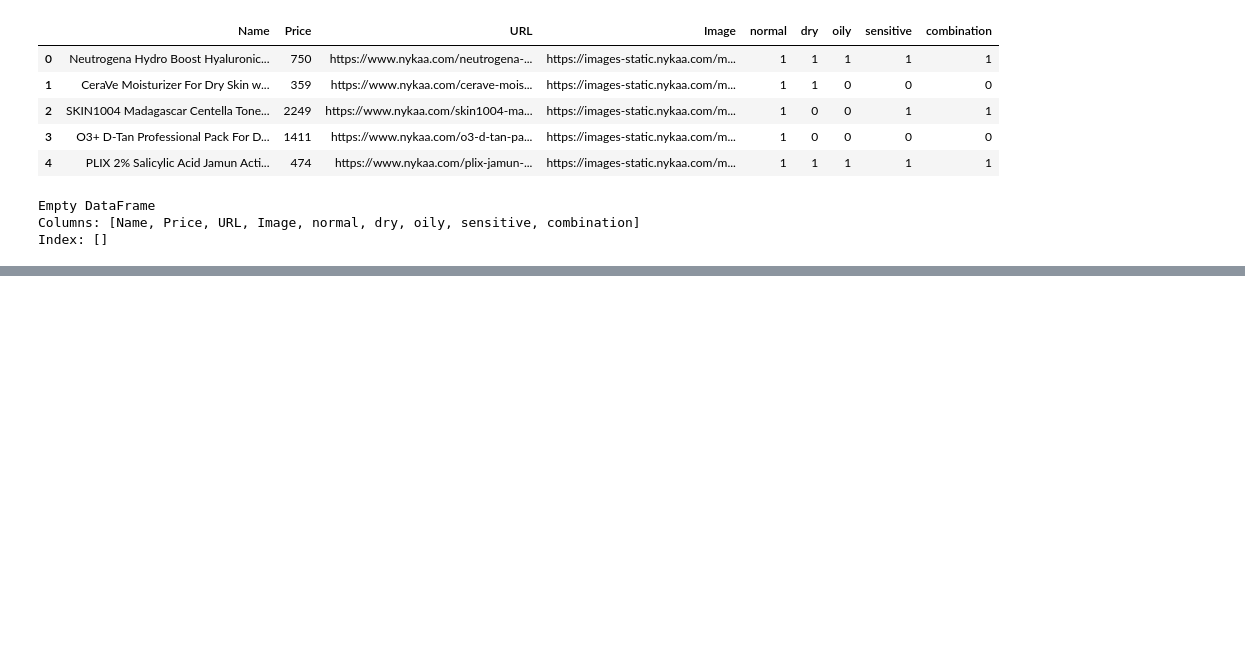
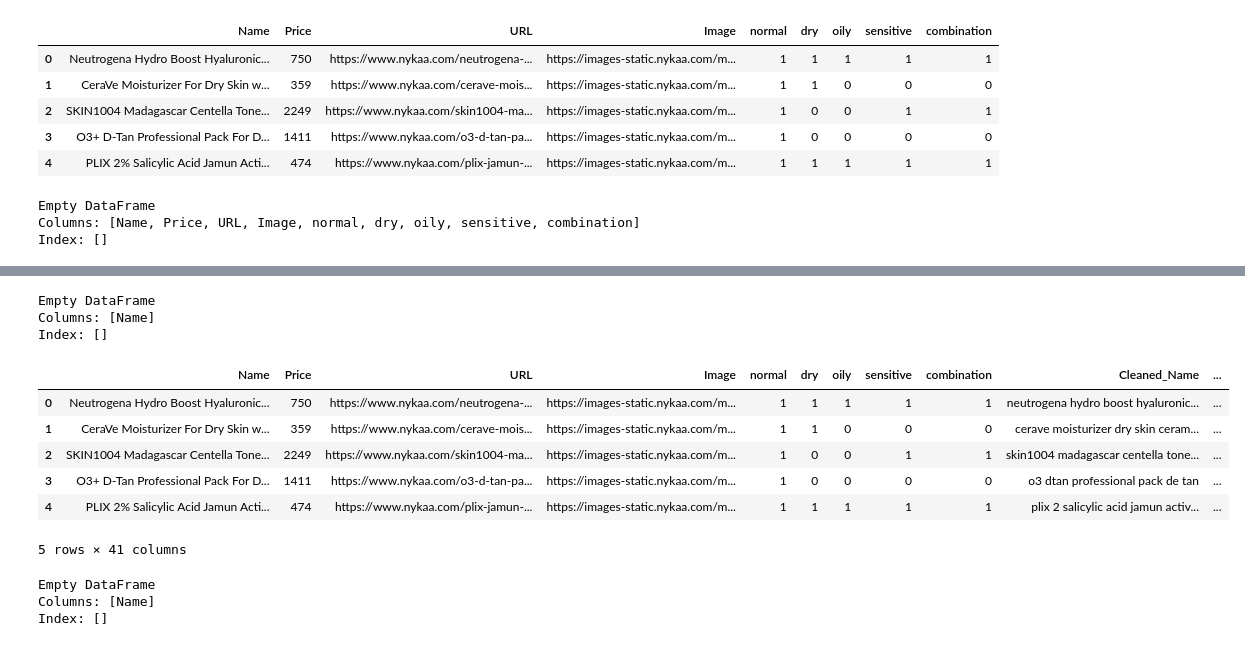
Before and after one commit to aarushigupta22/skincare_rec_system, a Jupyter notebook: nykaa_data_collection.ipynb, the cells around one changed output, grey strips where cells are left out. Drawn from its saved outputs; the diff is of its cells as text; code cells hidden in the pictures; blank space fills up the shorter version.

Commit message:
added missing pictures

```diff
--- a/nykaa_data_collection.ipynb
+++ b/nykaa_data_collection.ipynb
@@ -248,0 +307,7 @@ df.to_csv(csv_filename, index=False)
+# %%
+missing_products = df2[df2["Image"] == "N/A"][["Name"]]
+print(missing_products)
+# %% [output]
+Empty DataFrame
+Columns: [Name]
+Index: []
@@ -248,0 +323,18 @@ df.to_csv(csv_filename, index=False)
+# %%
+df3 = pd.read_csv("processed_nykaa_products.csv")
+df3.head()
+# %% [output]
+|  | Name | Price | URL | Image | normal | dry | oily | sensitive | combination | Cleaned_Name | ... |
+| 0 | Neutrogena Hydro Boost Hyaluronic... | 750 | https://www.nykaa.com/neutrogena-... | https://images-static.nykaa.com/m... | 1 | 1 | 1 | 1 | 1 | neutrogena hydro boost hyaluronic... | ... |
+| 1 | CeraVe Moisturizer For Dry Skin w... | 359 | https://www.nykaa.com/cerave-mois... | https://images-static.nykaa.com/m... | 1 | 1 | 0 | 0 | 0 | cerave moisturizer dry skin ceram... | ... |
+| 2 | SKIN1004 Madagascar Centella Tone... | 2249 | https://www.nykaa.com/skin1004-ma... | https://images-static.nykaa.com/m... | 1 | 0 | 0 | 1 | 1 | skin1004 madagascar centella tone... | ... |
+| 3 | O3+ D-Tan Professional Pack For D... | 1411 | https://www.nykaa.com/o3-d-tan-pa... | https://images-static.nykaa.com/m... | 1 | 0 | 0 | 0 | 0 | o3 dtan professional pack de tan | ... |
+| 4 | PLIX 2% Salicylic Acid Jamun Acti... | 474 | https://www.nykaa.com/plix-jamun-... | https://images-static.nykaa.com/m... | 1 | 1 | 1 | 1 | 1 | plix 2 salicylic acid jamun activ... | ... |
+5 rows × 41 columns
+# %%
+missing_products = df3[df3["Image"] == "N/A"][["Name"]]
+print(missing_products)
+# %% [output]
+Empty DataFrame
+Columns: [Name]
+Index: []
```
Also changed, not shown: parts of 4 cells of this notebook, 1 other file.
